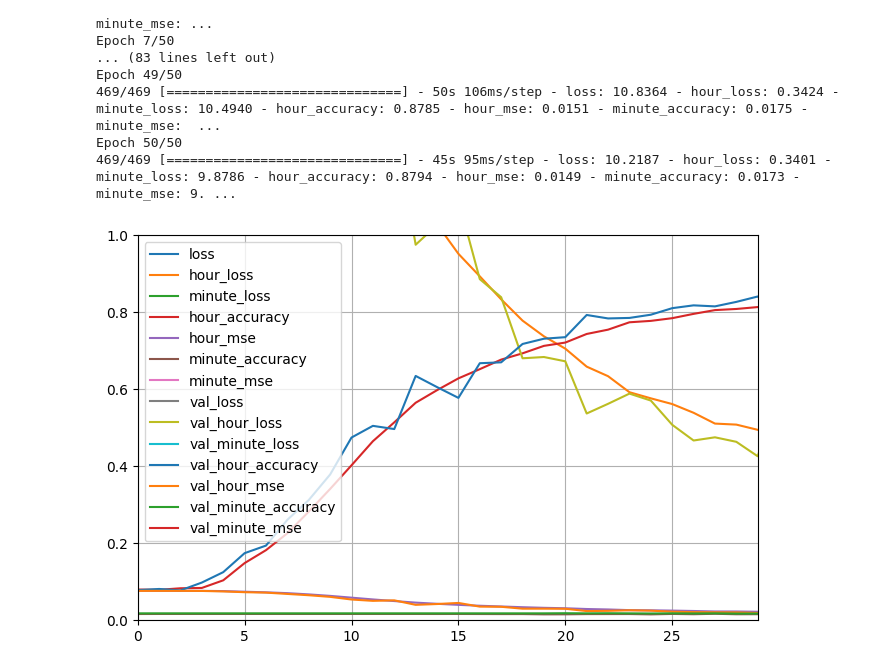
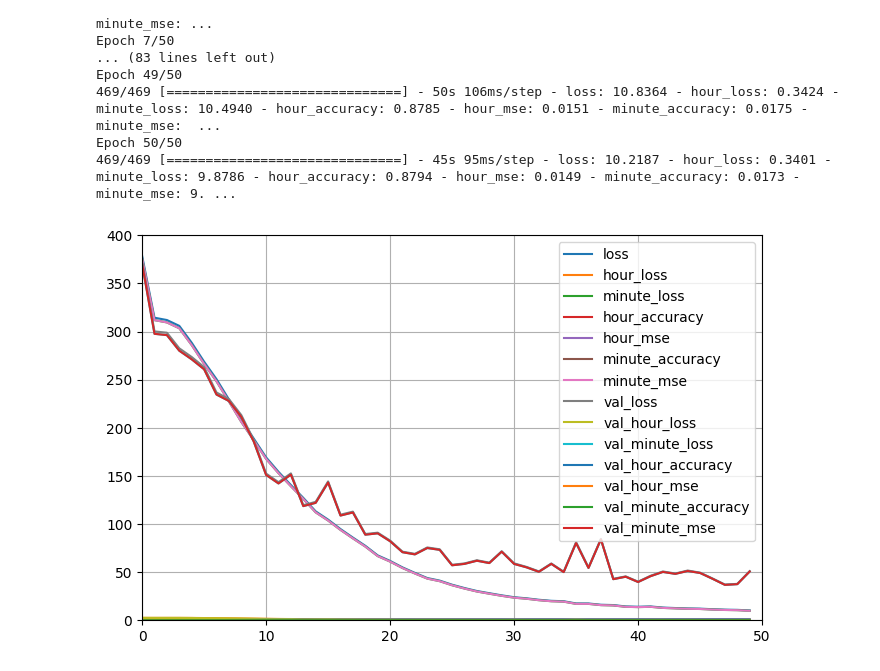
Before and after one commit to n0rdp0l/DeepLearning, a Jupyter notebook: Assignment_2/Question_2_multi_head.ipynb, the cells around one changed output. Cells and saved outputs as stored; diff of their text form; code cells hidden in the pictures.

```diff
--- a/Assignment_2/Question_2_multi_head.ipynb
+++ b/Assignment_2/Question_2_multi_head.ipynb
@@ -91,8 +91,8 @@ Epoch 50/50
 # %%
 pd.DataFrame(history.history).plot(figsize=(8,5))
 plt.grid(True)
-plt.gca().set_ylim(0,1) # set the vertical range to [0-1]
-plt.gca().set_xlim(0,29)
+plt.gca().set_ylim(0,400) # set the vertical range to [0-1]
+plt.gca().set_xlim(0,50)
 plt.show()
 # %% [output]
-[figure, old version]
+[figure, new version]
```
Also changed, not shown: parts of 6 cells of this notebook.
